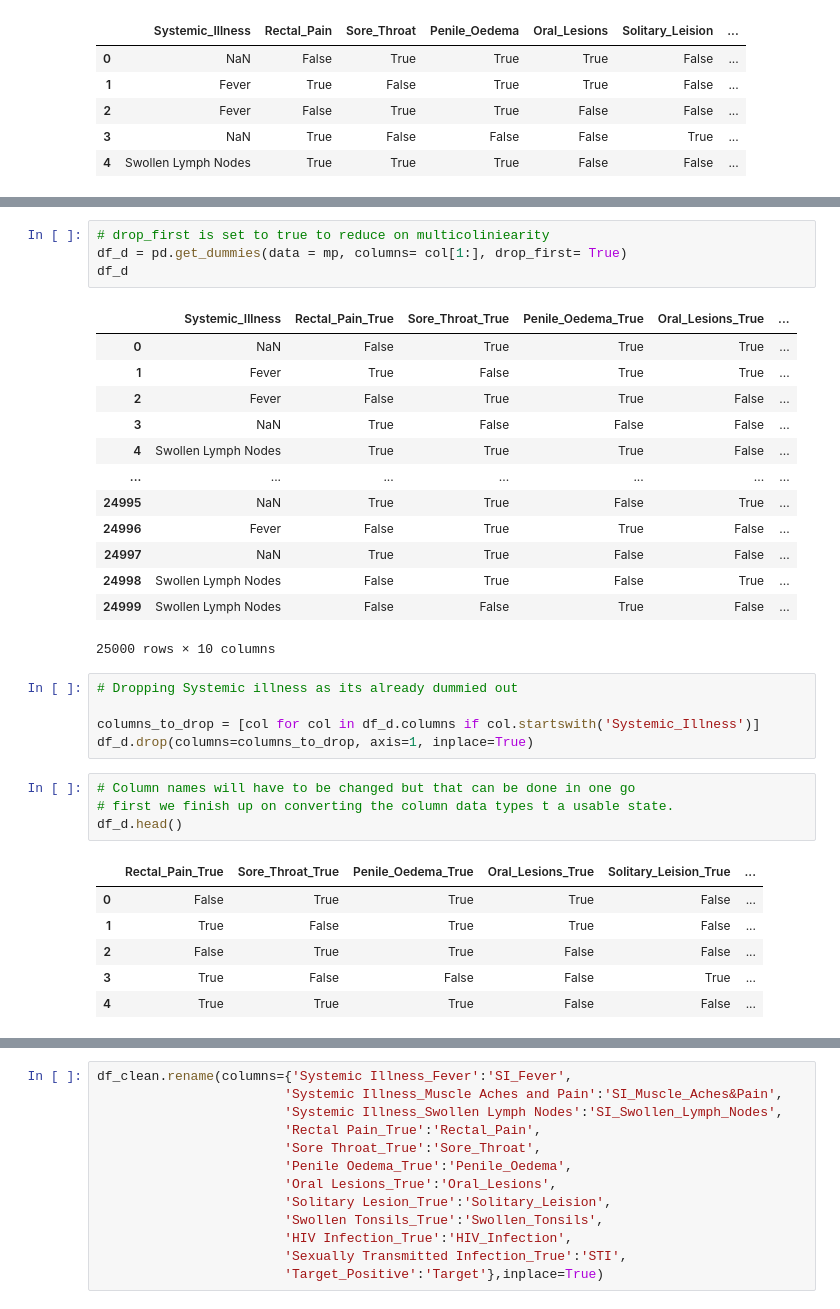
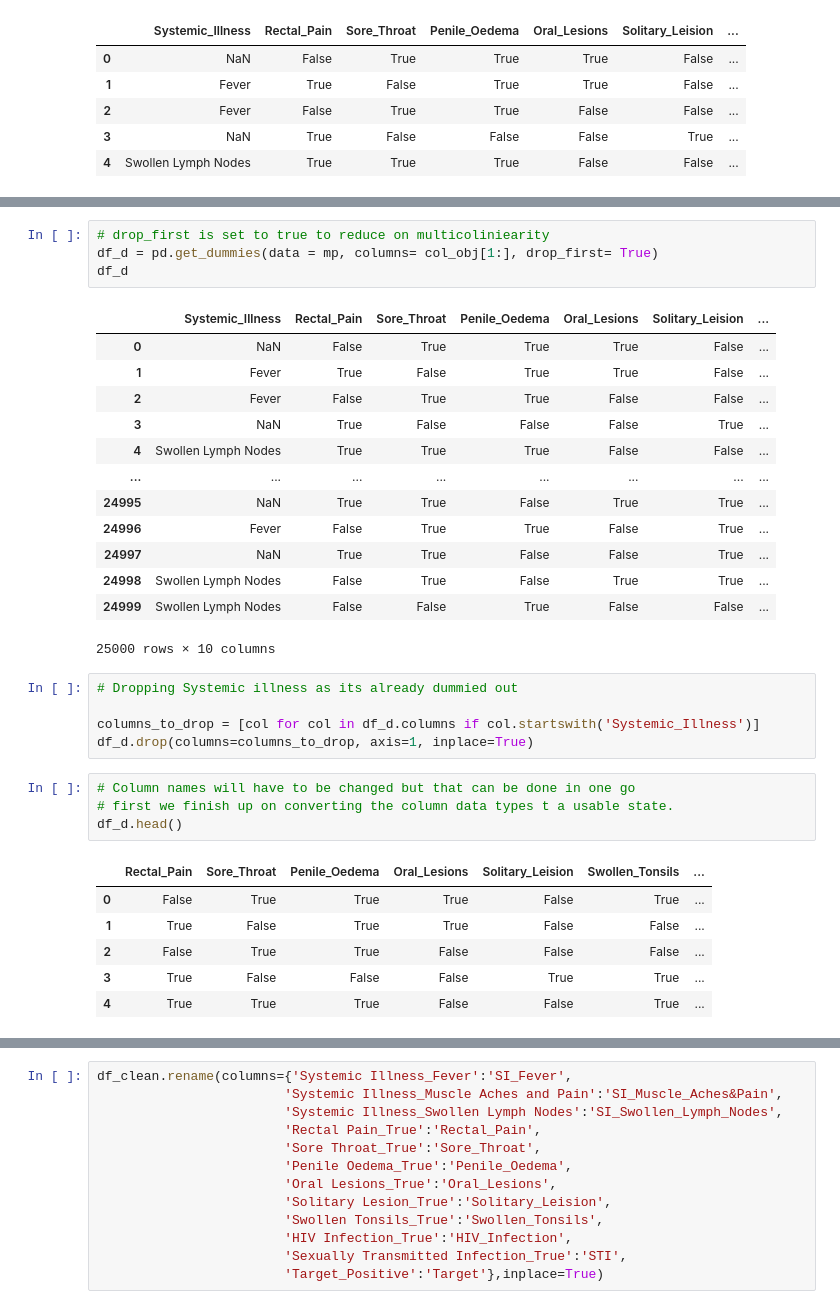
Before and after one commit to lemwaizz/regression-summative, a Jupyter notebook: Monkey_Pox.ipynb, the cells around one changed output, grey strips where cells are left out. Drawn from its saved outputs; the diff is of its cells as text.

```diff
--- a/Monkey_Pox.ipynb
+++ b/Monkey_Pox.ipynb
@@ -287,21 +287,21 @@ Index(['Systemic_Illness', 'Rectal_Pain', 'Sore_Throat', 'Penile_Oedema',
       dtype='object')
 # %%
 # drop_first is set to true to reduce on multicoliniearity
-df_d = pd.get_dummies(data = mp, columns= col[1:], drop_first= True)
+df_d = pd.get_dummies(data = mp, columns= col_obj[1:], drop_first= True)
 df_d
 # %% [output]
-|  | Systemic_Illness | Rectal_Pain_True | Sore_Throat_True | Penile_Oedema_True | Oral_Lesions_True | ... |
-| 0 | NaN | False | True | True | True | ... |
-| 1 | Fever | True | False | True | True | ... |
-| 2 | Fever | False | True | True | False | ... |
-| 3 | NaN | True | False | False | False | ... |
-| 4 | Swollen Lymph Nodes | True | True | True | False | ... |
-| ... | ... | ... | ... | ... | ... | ... |
-| 24995 | NaN | True | True | False | True | ... |
-| 24996 | Fever | False | True | True | False | ... |
-| 24997 | NaN | True | True | False | False | ... |
-| 24998 | Swollen Lymph Nodes | False | True | False | True | ... |
-| 24999 | Swollen Lymph Nodes | False | False | True | False | ... |
+|  | Systemic_Illness | Rectal_Pain | Sore_Throat | Penile_Oedema | Oral_Lesions | Solitary_Leision | ... |
+| 0 | NaN | False | True | True | True | False | ... |
+| 1 | Fever | True | False | True | True | False | ... |
+| 2 | Fever | False | True | True | False | False | ... |
+| 3 | NaN | True | False | False | False | True | ... |
+| 4 | Swollen Lymph Nodes | True | True | True | False | False | ... |
+| ... | ... | ... | ... | ... | ... | ... | ... |
+| 24995 | NaN | True | True | False | True | True | ... |
+| 24996 | Fever | False | True | True | False | True | ... |
+| 24997 | NaN | True | True | False | False | True | ... |
+| 24998 | Swollen Lymph Nodes | False | True | False | True | True | ... |
+| 24999 | Swollen Lymph Nodes | False | False | True | False | False | ... |
 25000 rows × 10 columns
 # %%
 # Dropping Systemic illness as its already dummied out
@@ -313,12 +313,12 @@ df_d.drop(columns=columns_to_drop, axis=1, inplace=True)
 # first we finish up on converting the column data types t a usable state.
 df_d.head()
 # %% [output]
-|  | Rectal_Pain_True | Sore_Throat_True | Penile_Oedema_True | Oral_Lesions_True | Solitary_Leision_True | ... |
-| 0 | False | True | True | True | False | ... |
-| 1 | True | False | True | True | False | ... |
-| 2 | False | True | True | False | False | ... |
-| 3 | True | False | False | False | True | ... |
-| 4 | True | True | True | False | False | ... |
+|  | Rectal_Pain | Sore_Throat | Penile_Oedema | Oral_Lesions | Solitary_Leision | Swollen_Tonsils | ... |
+| 0 | False | True | True | True | False | True | ... |
+| 1 | True | False | True | True | False | False | ... |
+| 2 | False | True | True | False | False | False | ... |
+| 3 | True | False | False | False | True | True | ... |
+| 4 | True | True | True | False | False | True | ... |
 # %%
 df_clean = pd.concat([df_Systemic,df_d], axis = 1,join= 'inner')
 df_clean
```
Also changed, not shown: parts of 9 cells of this notebook.
